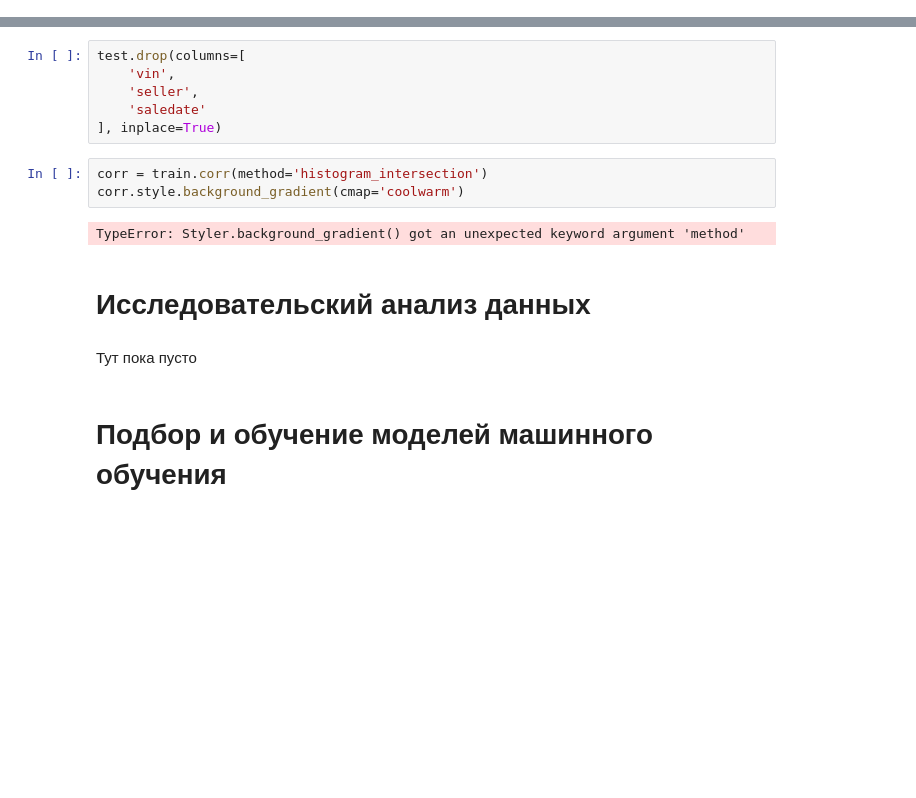
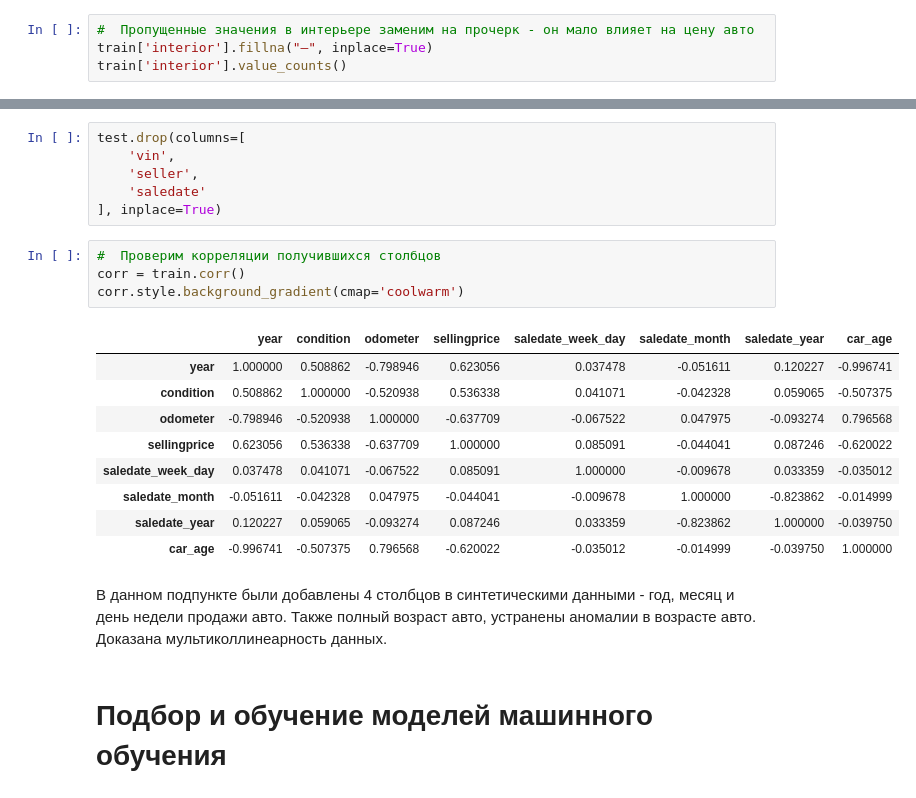
Before and after one commit to samohod4ik/used_cars_price_prediction, a Jupyter notebook: used_cars_price_predictions.ipynb, the cells around one changed output, grey strips where cells are left out. Drawn from its saved outputs; the diff is of its cells as text; blank space fills up the shorter version.

Commit message:
Финальная версия проекта с изменением параметров модели случайного леса и дополнительной предобработкой данных

```diff
--- a/used_cars_price_predictions.ipynb
+++ b/used_cars_price_predictions.ipynb
@@ -421,0 +543,4 @@ Name: transmission, dtype: int64
+# %%
+#  Пропущенные значения в интерьере заменим на прочерк - он мало влияет на цену авто
+train['interior'].fillna("—", inplace=True)
+train['interior'].value_counts()
@@ -604,13 +705,20 @@ test.drop(columns=[
     'saledate'
 ], inplace=True)
 # %%
-corr = train.corr(method='histogram_intersection')
+#  Проверим корреляции получившихся столбцов
+corr = train.corr()
 corr.style.background_gradient(cmap='coolwarm')
 # %% [output]
-TypeError: Styler.background_gradient() got an unexpected keyword argument 'method'
+|  | year | condition | odometer | sellingprice | saledate_week_day | saledate_month | saledate_year | car_age |
+| year | 1.000000 | 0.508862 | -0.798946 | 0.623056 | 0.037478 | -0.051611 | 0.120227 | -0.996741 |
+| condition | 0.508862 | 1.000000 | -0.520938 | 0.536338 | 0.041071 | -0.042328 | 0.059065 | -0.507375 |
+| odometer | -0.798946 | -0.520938 | 1.000000 | -0.637709 | -0.067522 | 0.047975 | -0.093274 | 0.796568 |
+| sellingprice | 0.623056 | 0.536338 | -0.637709 | 1.000000 | 0.085091 | -0.044041 | 0.087246 | -0.620022 |
+| saledate_week_day | 0.037478 | 0.041071 | -0.067522 | 0.085091 | 1.000000 | -0.009678 | 0.033359 | -0.035012 |
+| saledate_month | -0.051611 | -0.042328 | 0.047975 | -0.044041 | -0.009678 | 1.000000 | -0.823862 | -0.014999 |
+| saledate_year | 0.120227 | 0.059065 | -0.093274 | 0.087246 | 0.033359 | -0.823862 | 1.000000 | -0.039750 |
+| car_age | -0.996741 | -0.507375 | 0.796568 | -0.620022 | -0.035012 | -0.014999 | -0.039750 | 1.000000 |
-# %% [markdown]
-# Исследовательский анализ данных
-# %% [markdown]
-Тут пока пусто
+# %% [markdown]
+В данном подпункте были добавлены 4 столбцов в синтетическими данными - год, месяц и день недели продажи авто. Также полный возраст авто, устранены аномалии в возрасте авто. Доказана мультиколлинеарность данных.
 # %% [markdown]
 # Подбор и обучение моделей машинного обучения
```
Also changed, not shown: parts of 75 cells of this notebook, 1 other file.
